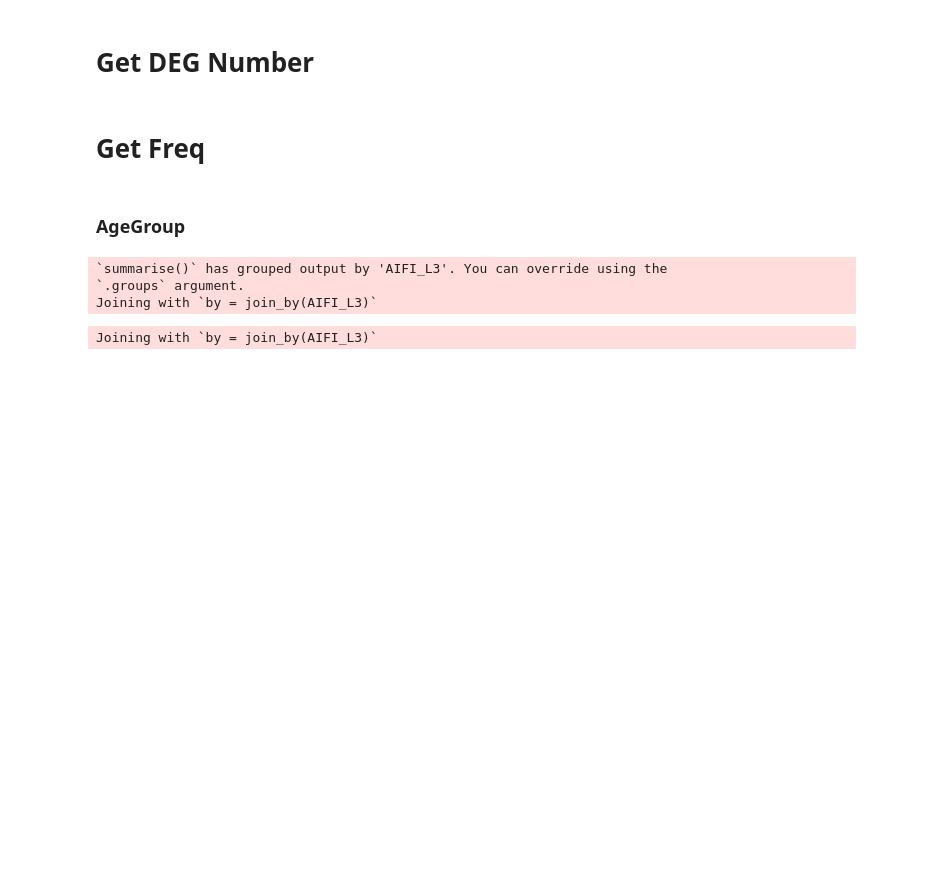
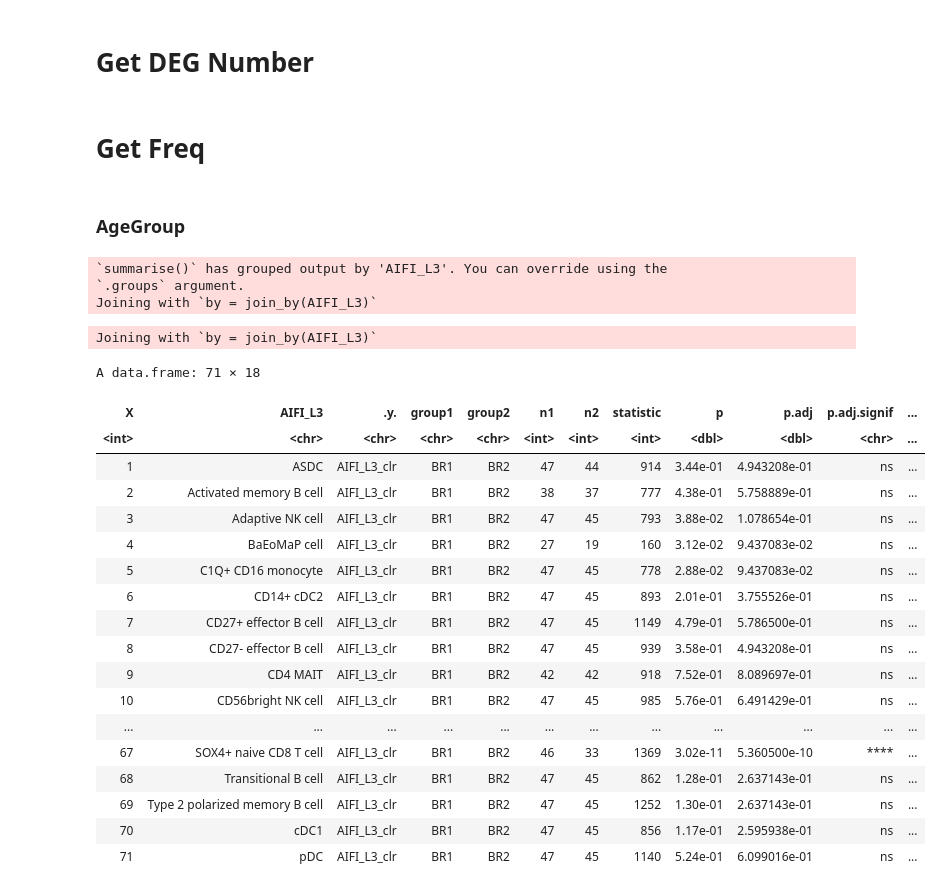
Before and after one commit to aifimmunology/IHA-Figure, a Jupyter notebook: Figure2/03_Frequency_Changes/01_FreqChange_and_DEG.ipynb, the cells around one changed output. Drawn from its saved outputs; the diff is of its cells as text; code cells hidden in the pictures; blank space fills up the shorter version.

```diff
--- a/Figure2/03_Frequency_Changes/01_FreqChange_and_DEG.ipynb
+++ b/Figure2/03_Frequency_Changes/01_FreqChange_and_DEG.ipynb
@@ -81,3 +81,27 @@ df<-df%>%
                                             -log10(p.adj)  ))
 # %%
 write.csv(df,'FreqChanges_and_DEG.csv')
+# %%
+res<-read.csv('FreqChanges_and_DEG.csv')
+# %%
+res
+# %% [output]
+A data.frame: 71 × 18
+| X | AIFI_L3 | .y. | group1 | group2 | n1 | n2 | statistic | p | p.adj | p.adj.signif | ... |
+| <int> | <chr> | <chr> | <chr> | <chr> | <int> | <int> | <int> | <dbl> | <dbl> | <chr> | ... |
+| 1 | ASDC | AIFI_L3_clr | BR1 | BR2 | 47 | 44 | 914 | 3.44e-01 | 4.943208e-01 | ns | ... |
+| 2 | Activated memory B cell | AIFI_L3_clr | BR1 | BR2 | 38 | 37 | 777 | 4.38e-01 | 5.758889e-01 | ns | ... |
+| 3 | Adaptive NK cell | AIFI_L3_clr | BR1 | BR2 | 47 | 45 | 793 | 3.88e-02 | 1.078654e-01 | ns | ... |
+| 4 | BaEoMaP cell | AIFI_L3_clr | BR1 | BR2 | 27 | 19 | 160 | 3.12e-02 | 9.437083e-02 | ns | ... |
+| 5 | C1Q+ CD16 monocyte | AIFI_L3_clr | BR1 | BR2 | 47 | 45 | 778 | 2.88e-02 | 9.437083e-02 | ns | ... |
+| 6 | CD14+ cDC2 | AIFI_L3_clr | BR1 | BR2 | 47 | 45 | 893 | 2.01e-01 | 3.755526e-01 | ns | ... |
+| 7 | CD27+ effector B cell | AIFI_L3_clr | BR1 | BR2 | 47 | 45 | 1149 | 4.79e-01 | 5.786500e-01 | ns | ... |
+| 8 | CD27- effector B cell | AIFI_L3_clr | BR1 | BR2 | 47 | 45 | 939 | 3.58e-01 | 4.943208e-01 | ns | ... |
+| 9 | CD4 MAIT | AIFI_L3_clr | BR1 | BR2 | 42 | 42 | 918 | 7.52e-01 | 8.089697e-01 | ns | ... |
+| 10 | CD56bright NK cell | AIFI_L3_clr | BR1 | BR2 | 47 | 45 | 985 | 5.76e-01 | 6.491429e-01 | ns | ... |
+| ... | ... | ... | ... | ... | ... | ... | ... | ... | ... | ... | ... |
+| 67 | SOX4+ naive CD8 T cell | AIFI_L3_clr | BR1 | BR2 | 46 | 33 | 1369 | 3.02e-11 | 5.360500e-10 | **** | ... |
+| 68 | Transitional B cell | AIFI_L3_clr | BR1 | BR2 | 47 | 45 | 862 | 1.28e-01 | 2.637143e-01 | ns | ... |
+| 69 | Type 2 polarized memory B cell | AIFI_L3_clr | BR1 | BR2 | 47 | 45 | 1252 | 1.30e-01 | 2.637143e-01 | ns | ... |
+| 70 | cDC1 | AIFI_L3_clr | BR1 | BR2 | 47 | 45 | 856 | 1.17e-01 | 2.595938e-01 | ns | ... |
+| 71 | pDC | AIFI_L3_clr | BR1 | BR2 | 47 | 45 | 1140 | 5.24e-01 | 6.099016e-01 | ns | ... |
```
Also changed, not shown: 3 other files.
